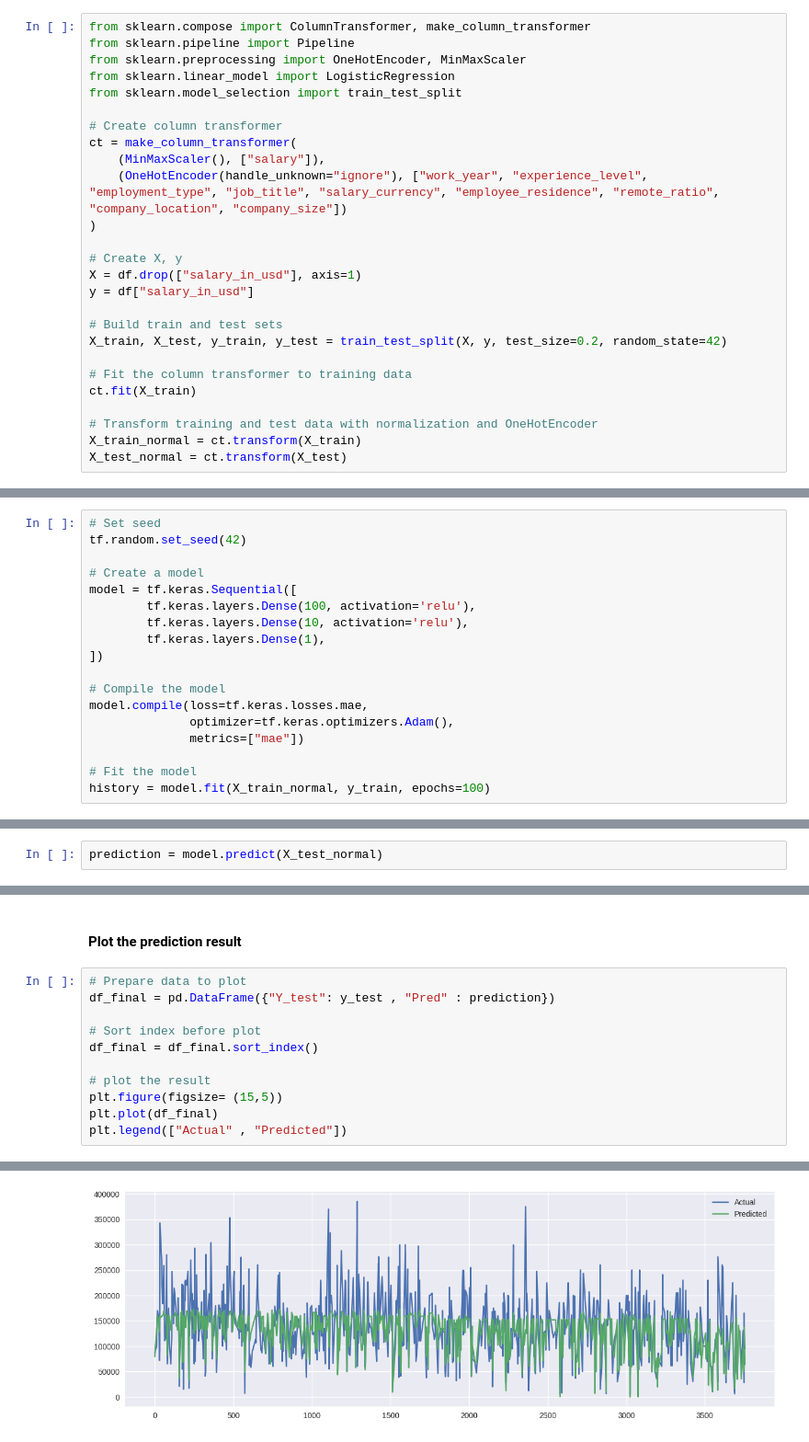
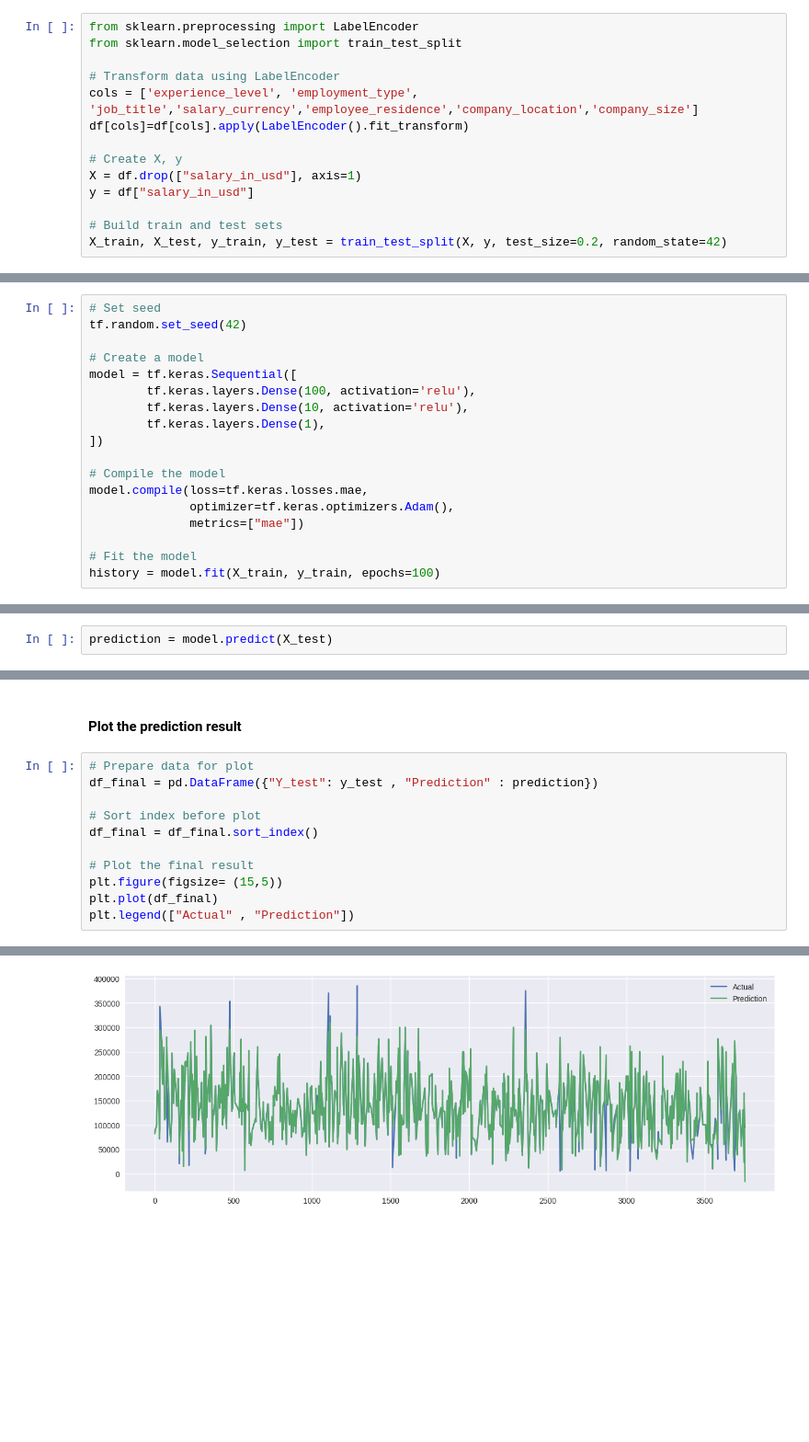
Before and after one commit to openmymai/DS-and-ML, a Jupyter notebook: ds-salary-prediction-with-tensorflow.ipynb, the cells around one changed output, grey strips where cells are left out. Shown at 92% size. Drawn from its saved outputs; the diff is of its cells as text; blank space fills up the shorter version.

Commit message:
Kaggle Notebook | 💷 DS Salary Prediction with TensorFlow | Version 4

```diff
--- a/ds-salary-prediction-with-tensorflow.ipynb
+++ b/ds-salary-prediction-with-tensorflow.ipynb
@@ -254,15 +254,10 @@ plt.style.use('seaborn-v0_8')
 # %%
-from sklearn.compose import ColumnTransformer, make_column_transformer
-from sklearn.pipeline import Pipeline
-from sklearn.preprocessing import OneHotEncoder, MinMaxScaler
-from sklearn.linear_model import LogisticRegression
+from sklearn.preprocessing import LabelEncoder
 from sklearn.model_selection import train_test_split
 
-# Create column transformer
-ct = make_column_transformer(
-    (MinMaxScaler(), ["salary"]),
-    (OneHotEncoder(handle_unknown="ignore"), ["work_year", "experience_level", "employment_type", "job_title", "salary_currency", "employee_residence", "remote_ratio", "company_location", "company_size"])
-)
+# Transform data using LabelEncoder
+cols = ['experience_level', 'employment_type', 'job_title','salary_currency','employee_residence','company_location','company_size']
+df[cols]=df[cols].apply(LabelEncoder().fit_transform)
 
 # Create X, y
 X = df.drop(["salary_in_usd"], axis=1)
@@ -270,10 +265,3 @@ y = df["salary_in_usd"]
 
 # Build train and test sets
 X_train, X_test, y_train, y_test = train_test_split(X, y, test_size=0.2, random_state=42)
-
-# Fit the column transformer to training data
-ct.fit(X_train)
-
-# Transform training and test data with normalization and OneHotEncoder
-X_train_normal = ct.transform(X_train)
-X_test_normal = ct.transform(X_test)
@@ -308,6 +314,6 @@ model.compile(loss=tf.keras.losses.mae,
               metrics=["mae"])
 
 # Fit the model
-history = model.fit(X_train_normal, y_train, epochs=100)
+history = model.fit(X_train, y_train, epochs=100)
 # %% [output]
 Epoch 1/100
@@ -359,4 +344,4 @@ _________________________________________________________________
 # %%
-prediction = model.predict(X_test_normal)
+prediction = model.predict(X_test)
 # %% [output]
 24/24 [==============================] - 0s 1ms/step
@@ -368,16 +355,16 @@ prediction = np.ravel(prediction)
 # %% [markdown]
 #### Plot the prediction result
 # %%
-# Prepare data to plot
-df_final = pd.DataFrame({"Y_test": y_test , "Pred" : prediction})
+# Prepare data for plot
+df_final = pd.DataFrame({"Y_test": y_test , "Prediction" : prediction})
 
 # Sort index before plot
 df_final = df_final.sort_index()
 
-# plot the result
+# Plot the final result
 plt.figure(figsize= (15,5))
 plt.plot(df_final)
-plt.legend(["Actual" , "Predicted"])
+plt.legend(["Actual" , "Prediction"])
 # %% [output]
 <matplotlib.legend.Legend at 0x...>
-[figure, old version]
+[figure, new version]
```
Also changed, not shown: parts of 31 cells of this notebook.
